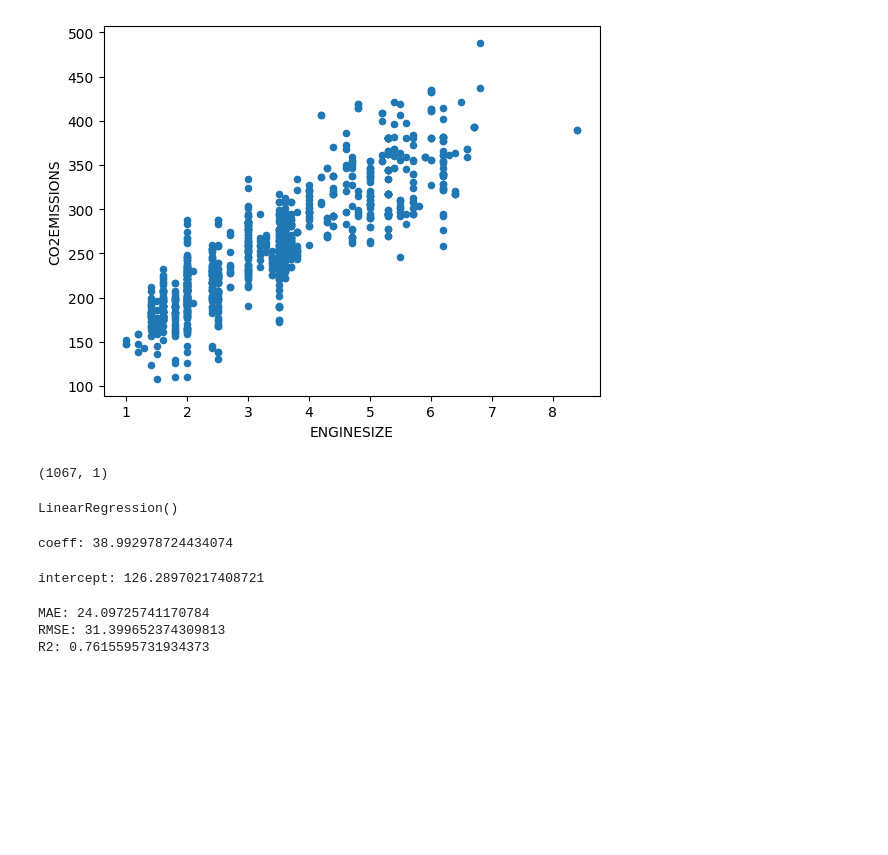
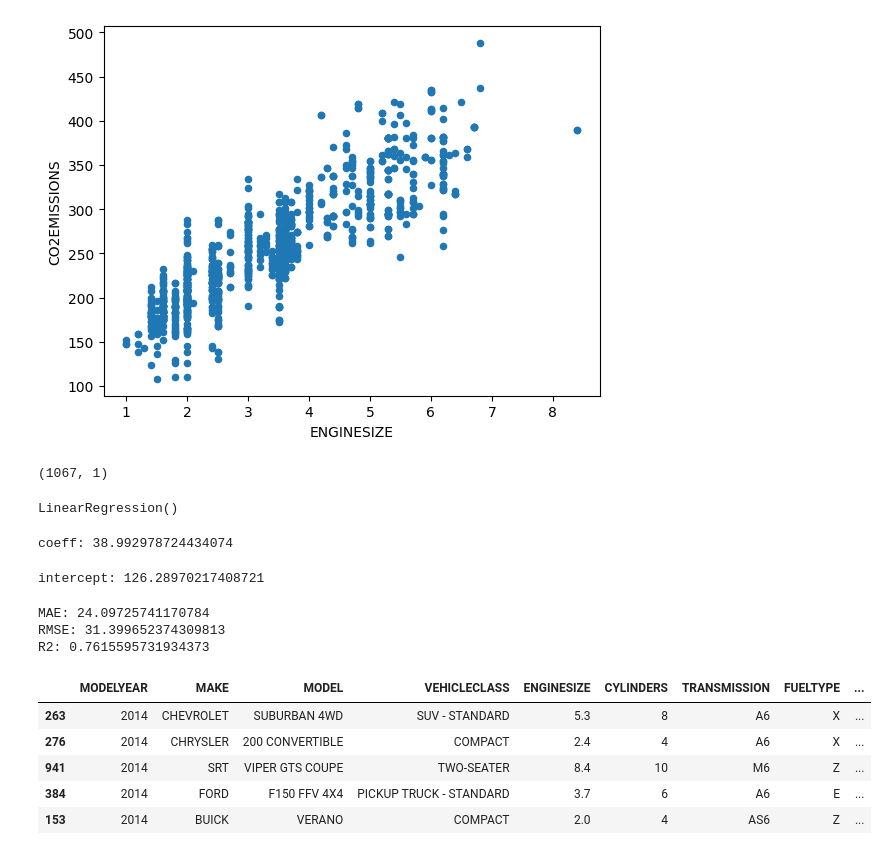
Before and after one commit to Innovatewithapple/SKLearnRegressionProblems, a Jupyter notebook: DailyPractice.ipynb, the cells around one changed output. Cells and saved outputs as stored; diff of their text form; code cells hidden in the pictures; blank space fills up the shorter version.

```diff
--- a/DailyPractice.ipynb
+++ b/DailyPractice.ipynb
@@ -79,3 +79,16 @@ print('R2:',r2_score(y_test,y_pred))
 MAE: 24.09725741170784
 RMSE: 31.399652374309813
 R2: 0.7615595731934373
+# %%
+url= "https://cf-courses-data.s3.us.cloud-object-storage.appdomain.cloud/IBMDeveloperSkillsNetwork-ML0101EN-SkillsNetwork/labs/Module%202/data/FuelConsumptionCo2.csv"
+# %%
+df = pd.read_csv(url)
+# %%
+df.sample(5)
+# %% [output]
+|  | MODELYEAR | MAKE | MODEL | VEHICLECLASS | ENGINESIZE | CYLINDERS | TRANSMISSION | FUELTYPE | ... |
+| 263 | 2014 | CHEVROLET | SUBURBAN 4WD | SUV - STANDARD | 5.3 | 8 | A6 | X | ... |
+| 276 | 2014 | CHRYSLER | 200 CONVERTIBLE | COMPACT | 2.4 | 4 | A6 | X | ... |
+| 941 | 2014 | SRT | VIPER GTS COUPE | TWO-SEATER | 8.4 | 10 | M6 | Z | ... |
+| 384 | 2014 | FORD | F150 FFV 4X4 | PICKUP TRUCK - STANDARD | 3.7 | 6 | A6 | E | ... |
+| 153 | 2014 | BUICK | VERANO | COMPACT | 2.0 | 4 | AS6 | Z | ... |
```
Also changed, not shown: parts of 16 cells of this notebook.
